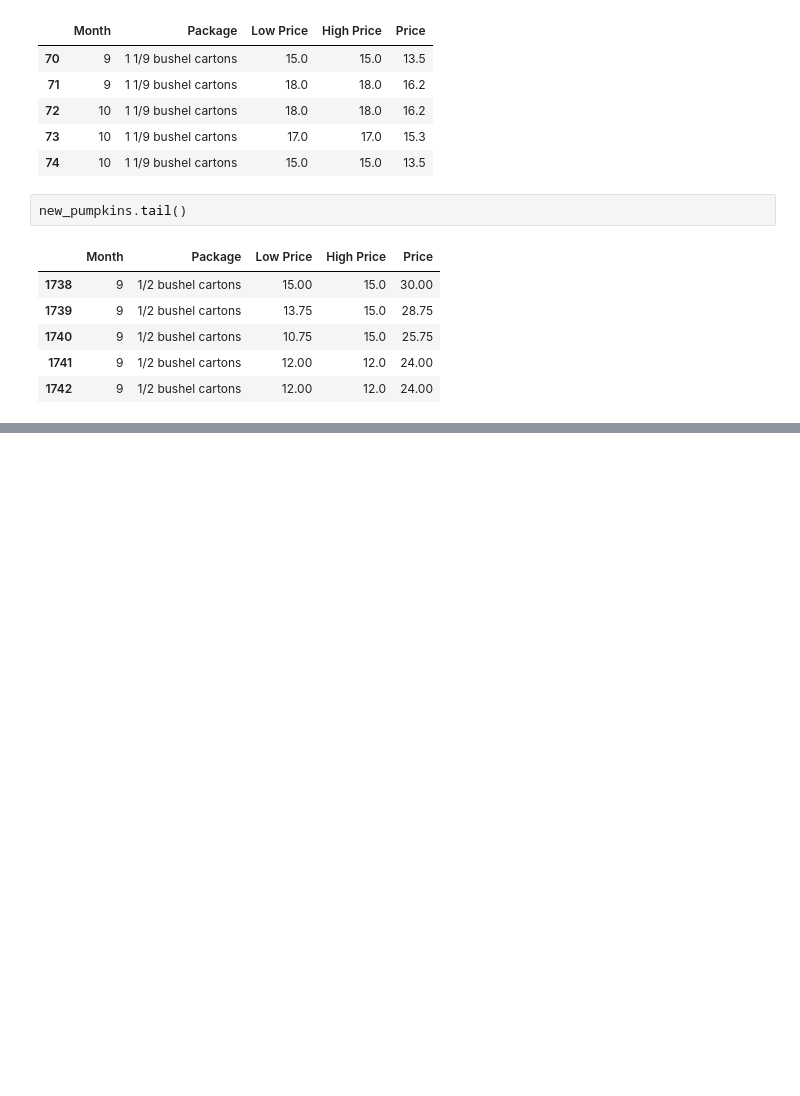
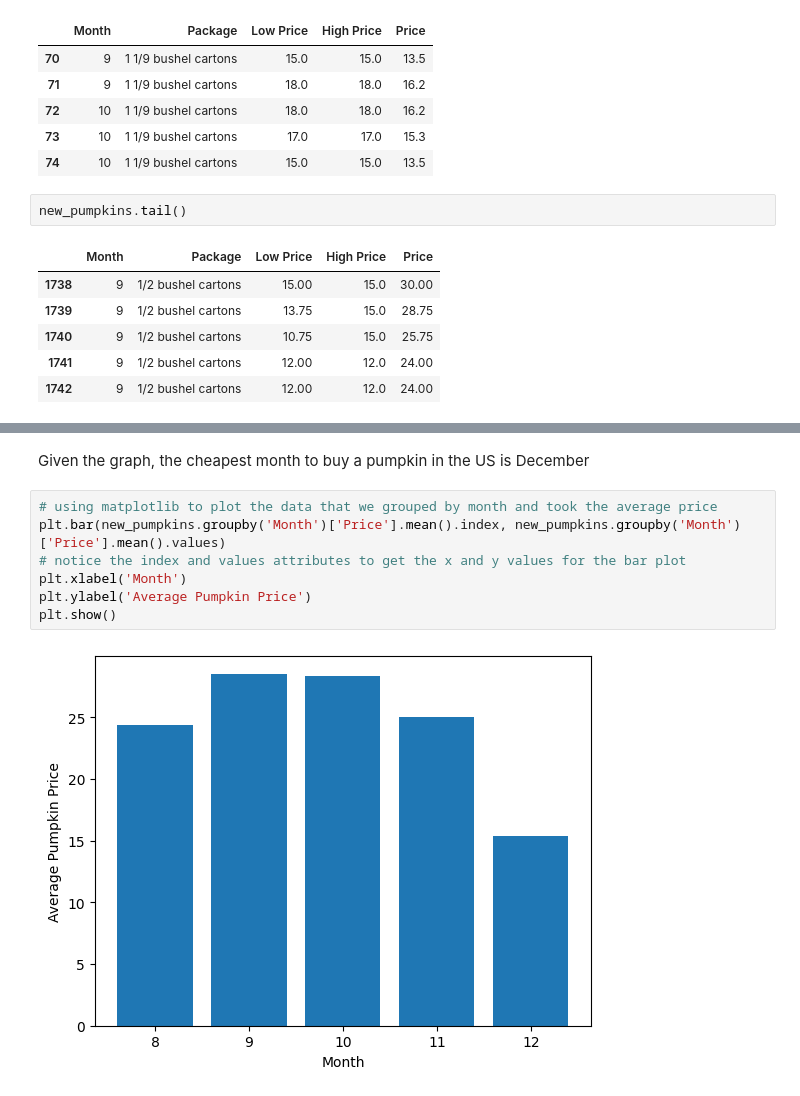
Before and after one commit to ParadisdAbbadon/ML-For-Beginners, a Jupyter notebook: 2-Regression/2-Data/notebook.ipynb, the cells around one changed output, grey strips where cells are left out. Drawn from its saved outputs; the diff is of its cells as text; blank space fills up the shorter version.

```diff
--- a/2-Regression/2-Data/notebook.ipynb
+++ b/2-Regression/2-Data/notebook.ipynb
@@ -77,0 +107,11 @@ new_pumpkins.tail()
+# %% [markdown]
+Given the graph, the cheapest month to buy a pumpkin in the US is December
+# %%
+# using matplotlib to plot the data that we grouped by month and took the average price
+plt.bar(new_pumpkins.groupby('Month')['Price'].mean().index, new_pumpkins.groupby('Month')['Price'].mean().values)
+# notice the index and values attributes to get the x and y values for the bar plot
+plt.xlabel('Month')
+plt.ylabel('Average Pumpkin Price')
+plt.show()
+# %% [output]
+[figure, added]
```
Also changed, not shown: parts of 4 cells of this notebook.
